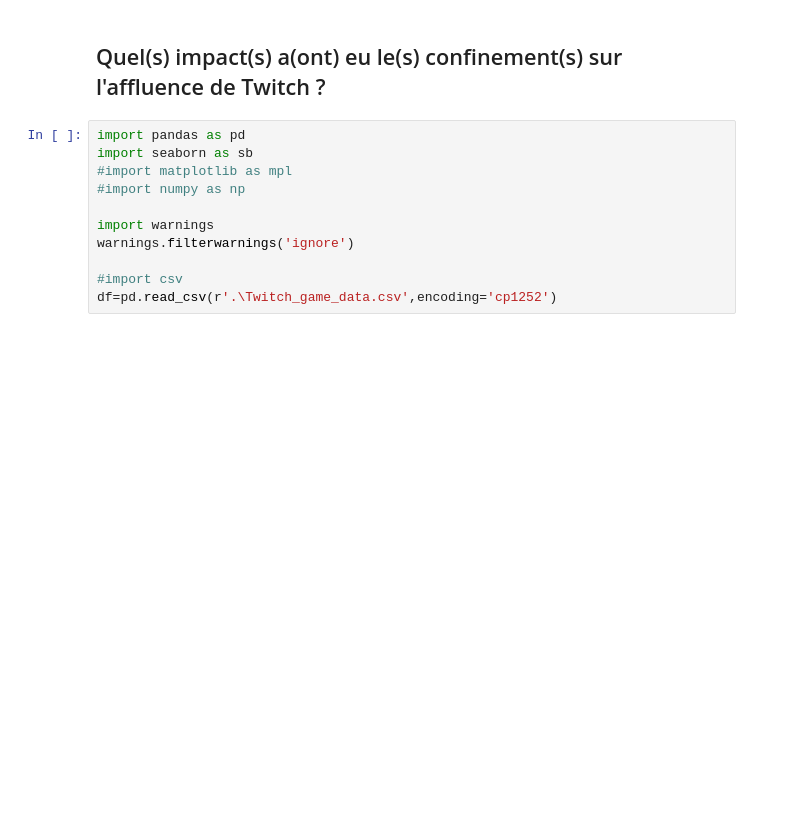
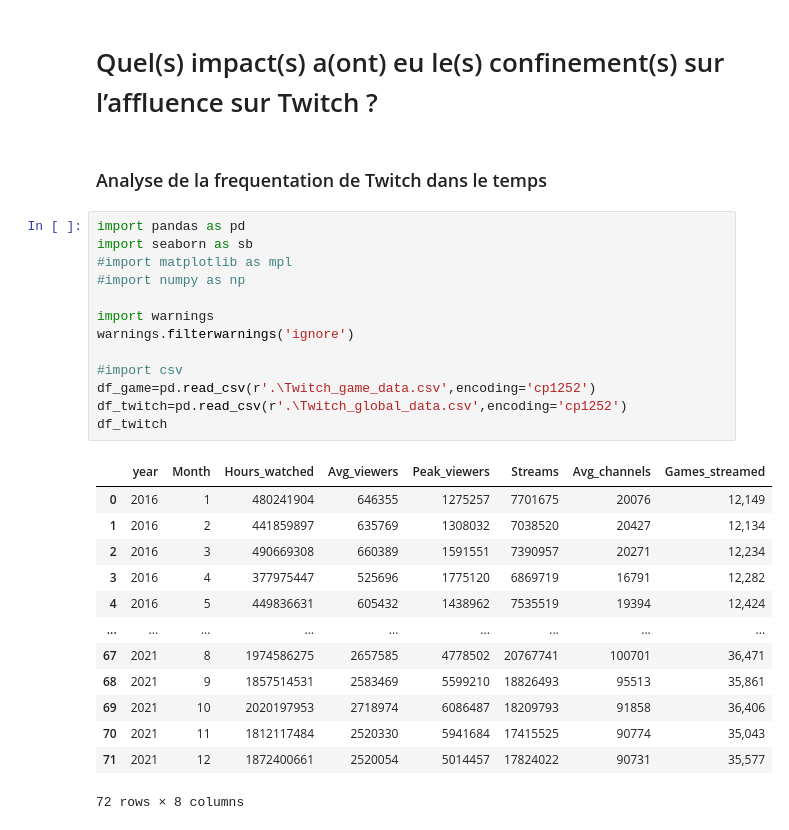
Before and after one commit to HrexD/DataAnalyse, a Jupyter notebook: Analyse.ipynb, the cells around one changed output. Saved outputs shown, nothing was run; the diff lists cells and outputs as text; blank space fills up the shorter version.

```diff
--- a/Analyse.ipynb
+++ b/Analyse.ipynb
@@ -1,13 +1,31 @@
 # %% [markdown]
-## Quel(s) impact(s) a(ont) eu le(s) confinement(s) sur l'affluence de Twitch ?
+# Quel(s) impact(s) a(ont) eu le(s) confinement(s) sur l’affluence sur Twitch ?
+# %% [markdown]
+### Analyse de la frequentation de Twitch dans le temps
 # %%
 import pandas as pd
 import seaborn as sb
 #import matplotlib as mpl
 #import numpy as np
 
 import warnings
 warnings.filterwarnings('ignore')
 
 #import csv
-df=pd.read_csv(r'.\Twitch_game_data.csv',encoding='cp1252')
+df_game=pd.read_csv(r'.\Twitch_game_data.csv',encoding='cp1252')
+df_twitch=pd.read_csv(r'.\Twitch_global_data.csv',encoding='cp1252')
+df_twitch
+# %% [output]
+|  | year | Month | Hours_watched | Avg_viewers | Peak_viewers | Streams | Avg_channels | Games_streamed |
+| 0 | 2016 | 1 | 480241904 | 646355 | 1275257 | 7701675 | 20076 | 12,149 |
+| 1 | 2016 | 2 | 441859897 | 635769 | 1308032 | 7038520 | 20427 | 12,134 |
+| 2 | 2016 | 3 | 490669308 | 660389 | 1591551 | 7390957 | 20271 | 12,234 |
+| 3 | 2016 | 4 | 377975447 | 525696 | 1775120 | 6869719 | 16791 | 12,282 |
+| 4 | 2016 | 5 | 449836631 | 605432 | 1438962 | 7535519 | 19394 | 12,424 |
+| ... | ... | ... | ... | ... | ... | ... | ... | ... |
+| 67 | 2021 | 8 | 1974586275 | 2657585 | 4778502 | 20767741 | 100701 | 36,471 |
+| 68 | 2021 | 9 | 1857514531 | 2583469 | 5599210 | 18826493 | 95513 | 35,861 |
+| 69 | 2021 | 10 | 2020197953 | 2718974 | 6086487 | 18209793 | 91858 | 36,406 |
+| 70 | 2021 | 11 | 1812117484 | 2520330 | 5941684 | 17415525 | 90774 | 35,043 |
+| 71 | 2021 | 12 | 1872400661 | 2520054 | 5014457 | 17824022 | 90731 | 35,577 |
+72 rows × 8 columns
```
Also changed, not shown: parts of 25 cells of this notebook.
